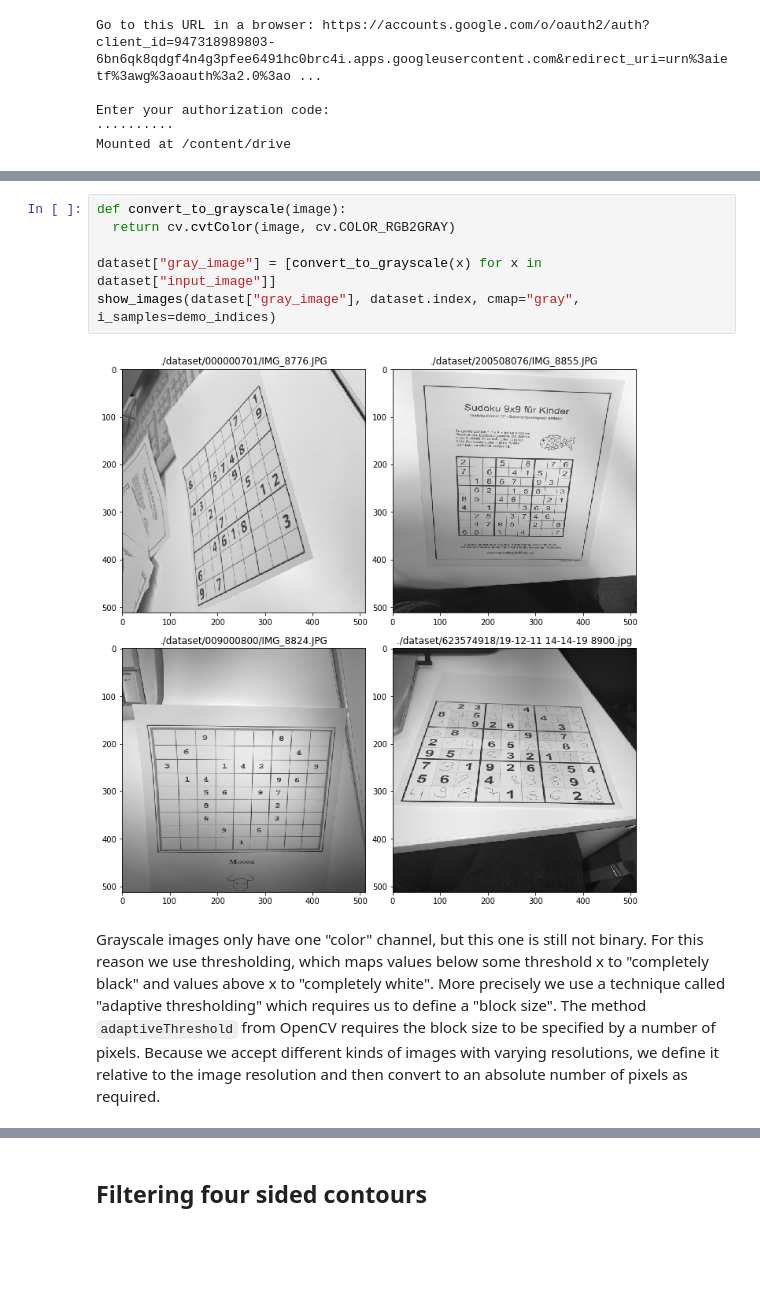
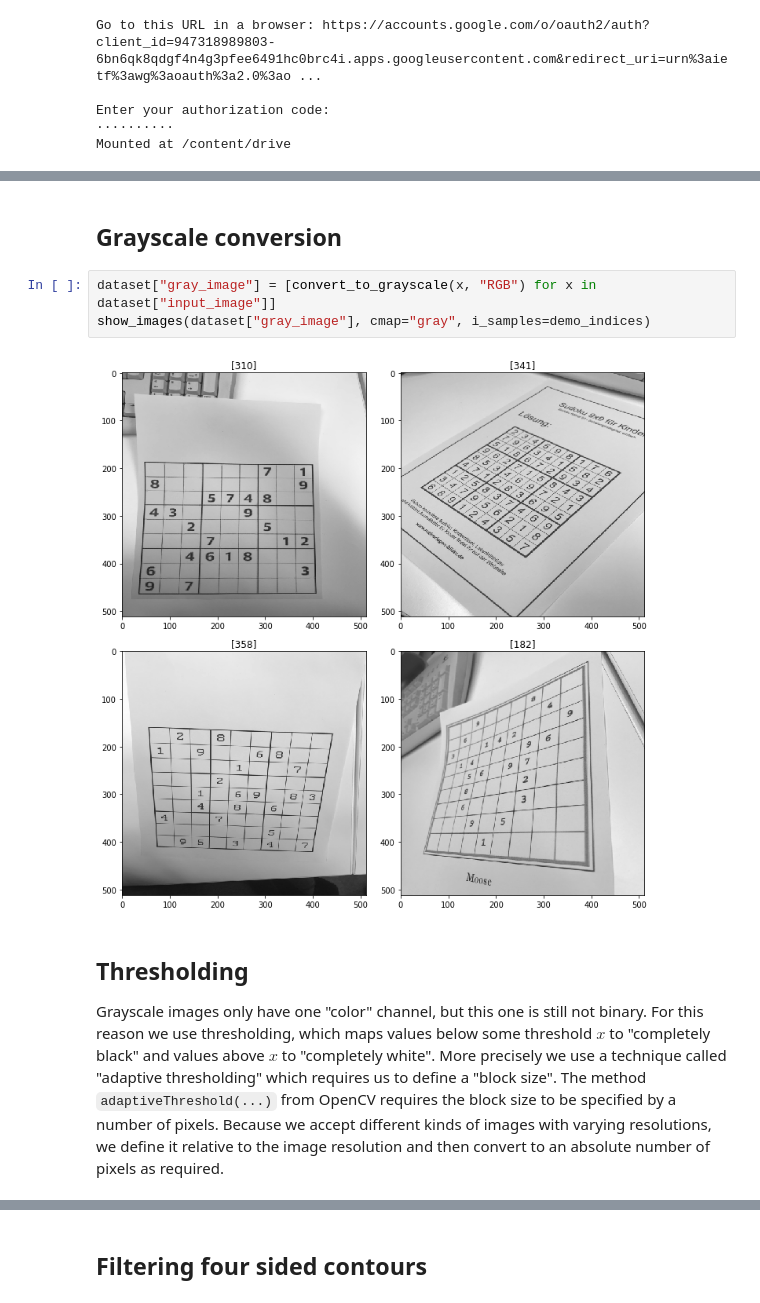
Before and after one commit to uol-mediaprocessing-201920/group-projects-sudoku-solver, a Jupyter notebook: main_detection.ipynb, the cells around one changed output, grey strips where cells are left out. Saved outputs shown, nothing was run; the diff lists cells and outputs as text; blank space fills up the shorter version.

```diff
--- a/main_detection.ipynb
+++ b/main_detection.ipynb
@@ -73,15 +95,16 @@ demo_indices = np.random.permutation(len(dataset.index))[:4]
+# %% [markdown]
+## Grayscale conversion
 # %%
-def convert_to_grayscale(image):
-  return cv.cvtColor(image, cv.COLOR_RGB2GRAY)
-
-dataset["gray_image"] = [convert_to_grayscale(x) for x in dataset["input_image"]]
-show_images(dataset["gray_image"], dataset.index, cmap="gray", i_samples=demo_indices)
+dataset["gray_image"] = [convert_to_grayscale(x, "RGB") for x in dataset["input_image"]]
+show_images(dataset["gray_image"], cmap="gray", i_samples=demo_indices)
 # %% [output]
-[figure, old version]
+[figure, new version]
 # %% [markdown]
+## Thresholding
+
 Grayscale images only have one "color" channel, but this one is still not binary.
-For this reason we use thresholding, which maps values below some threshold x to "completely black" and values above x to "completely white".
+For this reason we use thresholding, which maps values below some threshold $x$ to "completely black" and values above $x$ to "completely white".
 More precisely we use a technique called "adaptive thresholding" which requires us to define a "block size".
-The method `adaptiveThreshold` from OpenCV requires the block size to be specified by a number of pixels.
+The method `adaptiveThreshold(...)` from OpenCV requires the block size to be specified by a number of pixels.
 Because we accept different kinds of images with varying resolutions, we define it relative to the image resolution and then convert to an absolute number of pixels as required.
 # %%
```
Also changed, not shown: parts of 45 cells of this notebook.
